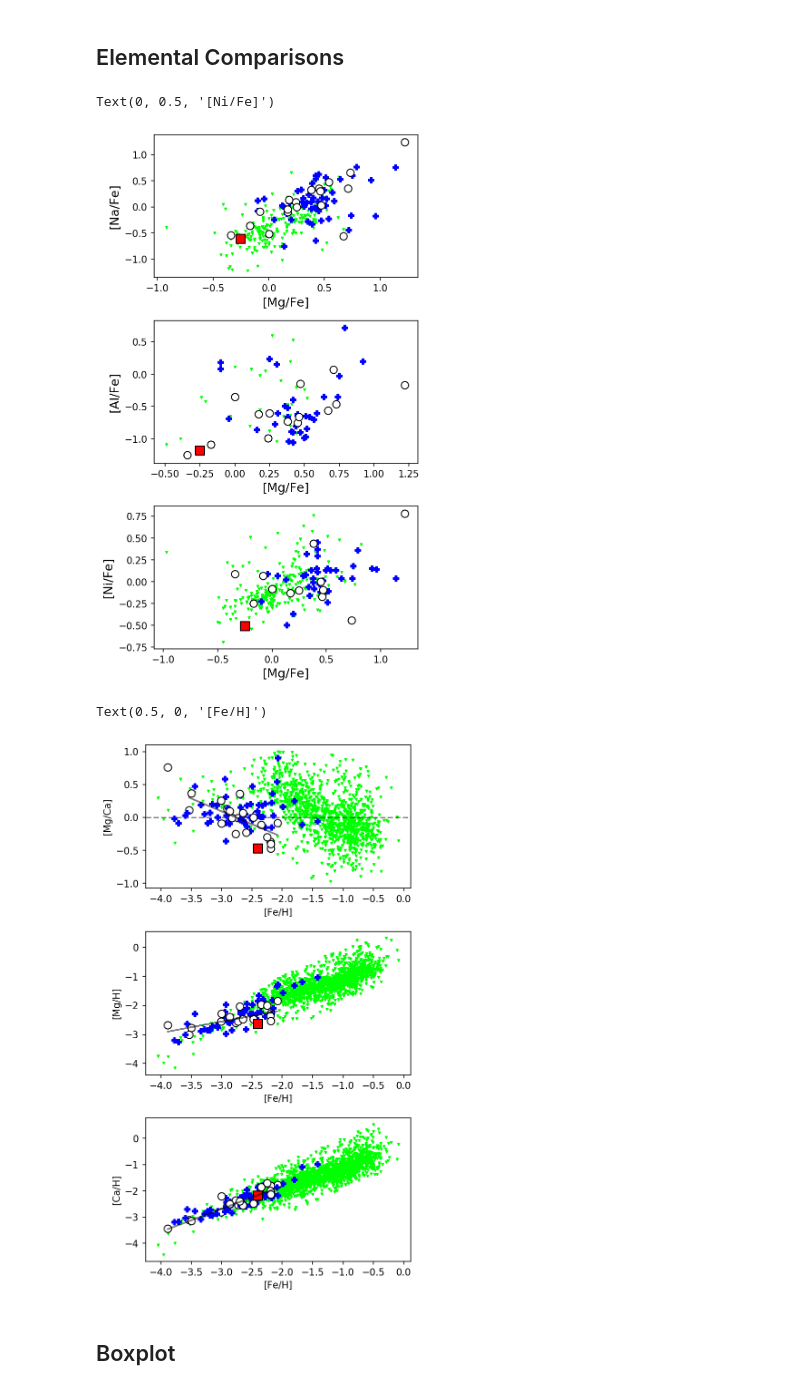
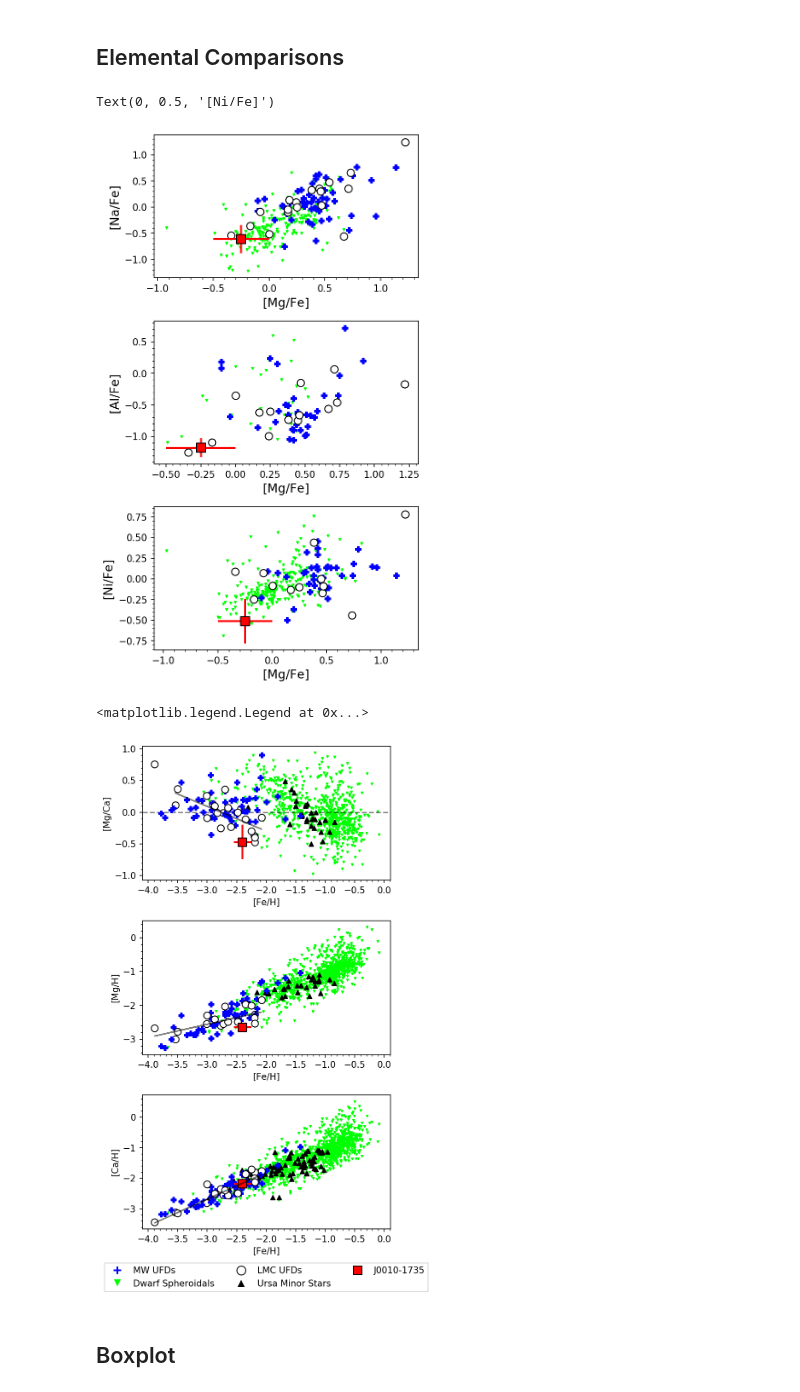
Before and after one commit to zoehackshaw/J0010-1735, a Jupyter notebook: j00101735_final_calculations.ipynb, the cells around one changed output. Saved outputs shown, nothing was run; the diff lists cells and outputs as text; code cells hidden in the pictures.

```diff
--- a/j00101735_final_calculations.ipynb
+++ b/j00101735_final_calculations.ipynb
@@ -1946,6 +2074,14 @@ fig, axs = plt.subplots(3, 1, figsize=(5,10),dpi=150,
                         gridspec_kw={'hspace': 0.3, 'wspace': 0.2})
 
 (ax1,ax2,ax3) = axs
+
+fe_err= 0.15
+cah_err= 0.17
+mgh_err= 0.1
+na_err= fe_err + 0.12
+mg_err= fe_err + mgh_err
+al_err= fe_err + 0
+ni_err= fe_err + 0.12
 
 #Na vs Mg
 nadata = np.genfromtxt("natableExport.csv", delimiter=",", names=["a", "b","c","d","e","f"])
@@ -2047,6 +2183,9 @@ ax1.scatter(data['b'], data['c'], color='lime',s=5,marker='v',zorder=0)
 mghe=-0.25
 nahe=-0.61
 ax1.scatter(mghe,nahe, color='red', marker='s',s=100,edgecolors='black',zorder=2)
+ax1.errorbar(mghe, nahe, yerr=na_err,xerr=mg_err,elinewidth=lw, color='red',zorder=1)
+ax1.xaxis.set_minor_locator(AutoMinorLocator())
+ax1.yaxis.set_minor_locator(AutoMinorLocator())
 
 #Al vs Mg
 booiix =[-2.86,-2.63,-2.92]
@@ -2094,6 +2233,7 @@ segiix=[-2.9]
 segiiy=[-0.6]
 ax2.scatter(mgsegiiy,segiiy,  color='b',marker='P')
 ax2.scatter(mghe,-1.18, color='red', marker='s',s=100,edgecolors='black',zorder=2)
+ax2.errorbar(mghe, -1.18, yerr=al_err,xerr=mg_err,elinewidth=lw, color='red',zorder=1)
 retx=[-2.91,-2.08,-3.01]
 rety=[-0.75,-0.99,-0.66]
 aretx=[-2.91,-2.08,-3.01]
@@ -2107,6 +2247,8 @@ ax2.scatter(mgcariiy,cariiy,color='white',s=60, edgecolors='black')
 ax2.scatter(mgcariiiy,cariiiy,color='white',s=60, edgecolors='black')
 data = np.genfromtxt("almg_dsphs.csv", delimiter=",", names=["a", "b","c"])
 ax2.scatter(data['b'], data['c'], color='lime',s=5,marker='v',zorder=0)
+ax2.xaxis.set_minor_locator(AutoMinorLocator())
+ax2.yaxis.set_minor_locator(AutoMinorLocator())
 
 #Ni vs Mg
 herx=[-2.07,-2.09,-2.28]
@@ -2174,6 +2316,9 @@ ax3.scatter(mgcariiiy,cariiiy,color='white',s=60, edgecolors='black')
 data = np.genfromtxt("nimg_dsphs.csv", delimiter=",", names=["a", "b","c"])
 ax3.scatter(data['b'], data['c'], color='lime',s=5,marker='v',zorder=0)
 ax3.scatter(mghe,-0.51, color='red', marker='s',s=100,edgecolors='black',zorder=2)
+ax3.errorbar(mghe, -0.51, yerr=ni_err,xerr=mg_err,elinewidth=lw, color='red',zorder=1)
+ax3.xaxis.set_minor_locator(AutoMinorLocator())
+ax3.yaxis.set_minor_locator(AutoMinorLocator())
 
 ax1.set_xlabel('[Mg/Fe]',fontsize=13)
 ax1.set_ylabel('[Na/Fe]',fontsize=13)
@@ -2183,7 +2328,7 @@ ax3.set_xlabel('[Mg/Fe]',fontsize=13)
 ax3.set_ylabel('[Ni/Fe]',fontsize=13)
 # %% [output]
 Text(0, 0.5, '[Ni/Fe]')
-[figure, old version]
+[figure, new version]
 # %%
 #Mg vs Ca Comparisons
 fig, axs = plt.subplots(3, 1, figsize=(5,10),dpi=150,
@@ -2274,14 +2419,18 @@ ax1.plot(fitlinex, y,'black',alpha=0.5)
 
 cahe=0.22
 mgcahe=np.subtract(mghe,cahe)
-ax1.scatter(-2.4,mgcahe, color='red', marker='s',s=100,edgecolors='black',zorder=2)
+ax1.scatter(-2.4,mgcahe, color='red', marker='s',s=85,edgecolors='black',zorder=2)
+ax1.errorbar(-2.4, mgcahe, yerr=cah_err+mgh_err,xerr=fe_err,elinewidth=lw, color='red',zorder=1)
 
 data = np.genfromtxt("mgca_fe_dsphs.csv", delimiter=",", names=["a", "b","c"])
-ax1.scatter(data['b'], data['c'], color='lime',s=5,marker='v',zorder=0)
+ax1.scatter(data['b'][1:1148], data['c'][1:1148], color='lime',s=5,marker='v',zorder=0)
+ax1.scatter(data['b'][1149:1221], data['c'][1149:1221], color='black',s=25,marker='^',zorder=0)
 
 ax1.axhline(y=0, color='black',linestyle='--',alpha=0.5,zorder=0)
 ax1.set_ylabel('[Mg/Ca]',fontsize=10)
 ax1.set_xlabel('[Fe/H]',fontsize=10)
+ax1.xaxis.set_minor_locator(AutoMinorLocator())
+ax1.yaxis.set_minor_locator(AutoMinorLocator())
 
 #Mg/H vs Fe/H
 mghhor=np.add(mghorx,mghory)
@@ -2323,12 +2472,16 @@ y= [i *m +b for i in fitlinex]
 ax2.plot(fitlinex, y,'black',alpha=0.5)
 
 data = np.genfromtxt("mgh_dsphs.csv", delimiter=",", names=["a", "b","c"])
-ax2.scatter(data['b'], data['c'], color='lime',s=5,marker='v',zorder=0)
+ax2.scatter(data['b'][1:1504], data['c'][1:1504], color='lime',s=5,marker='v',zorder=0)
+ax2.scatter(data['b'][1505:1588], data['c'][1505:1588], color='black',s=25,marker='^',zorder=0)
 
 mghhe=-0.25+-2.4
-ax2.scatter(-2.4,mghhe, color='red', marker='s',s=100,edgecolors='black',zorder=2)
+ax2.scatter(-2.4,mghhe, color='red', marker='s',s=85,edgecolors='black',zorder=2)
+ax2.errorbar(-2.4, mghhe, yerr=mgh_err,xerr=fe_err,elinewidth=lw, color='red',zorder=1)
 ax2.set_ylabel('[Mg/H]')
 ax2.set_xlabel('[Fe/H]')
+ax2.xaxis.set_minor_locator(AutoMinorLocator())
+ax2.yaxis.set_minor_locator(AutoMinorLocator())
 
 #Ca/H vs Fe/H
 cahhor=np.add(cahorx,cahory)
@@ -2349,37 +2502,55 @@ cahleo=np.add(caleox,caleoy)
 ax3.scatter(caleox,cahleo,color='b',marker='P')
 cahcvn=np.add(cacvnix,cacvniy)
 ax3.scatter(cacvnix,cahcvn,color='b',marker='P')
 cahgrus=np.add(cagrusx,cagrusy)
 ax3.scatter(cagrusx,cahgrus, color='b',marker='P')
 cahtuciii=np.add(catuciiix,catuciiiy)
 ax3.scatter(catuciiix,cahtuciii, color='b',marker='P')
 cahtucii=np.add(catuciix,catuciiy)
 ax3.scatter(catuciix,cahtucii, color='b',marker='P')
 cahsegi=np.add(casegix,casegiy)
 ax3.scatter(casegix,cahsegi,color='b',marker='P')
 cahsegii=np.add(casegiix,casegiiy)
 ax3.scatter(casegiix,cahsegii, color='b',marker='P')
 cahcarii=np.add(cacariix,cacariiy)
 ax3.scatter(cacariix,cahcarii,color='white',s=60, edgecolors='black')
 cahcariii=np.add(cacariiix,cacariiiy)
 ax3.scatter(cacariiix,cahcariii,color='white',s=60, edgecolors='black')
 
 fitlinex= cacariix + cacariiix + caretx + cahorx
 fitliney= [-2. ,  -2.13, -1.86, -2.2,  -3.14, -2.55, -2.5,  -2.39, -2.48,-3.43, -1.7,-2.59, -2.35, -1.76, -2.81, -2.54, -1.8,  -3.11,-2.5,  -2.6,  -2.85]
 m, b = np.polyfit(fitlinex, fitliney, 1)
 y= [i *m +b for i in fitlinex]
 ax3.plot(fitlinex, y,'black',alpha=0.5)
 
 data = np.genfromtxt("cah_dsphs.csv", delimiter=",", names=["a", "b","c"])
-ax3.scatter(data['b'], data['c'], color='lime',s=5,marker='v',zorder=0)
+ax3.scatter(data['b'][1:1915], data['c'][1:1915], color='lime',s=5,marker='v',zorder=0)
+ax3.scatter(data['b'][1916:2055], data['c'][1916:2055], color='black',s=25,marker='^',zorder=0)
 
 cahhe=0.22+-2.4
-ax3.scatter(-2.4,cahhe, color='red', marker='s',s=100,edgecolors='black',zorder=2)
+ax3.scatter(-2.4,cahhe, color='red', marker='s',s=85,edgecolors='black',zorder=2)
+ax3.errorbar(-2.4, cahhe, yerr=cah_err,xerr=fe_err,elinewidth=lw, color='red',zorder=1)
 ax3.set_ylabel('[Ca/H]')
 ax3.set_xlabel('[Fe/H]')
+ax3.xaxis.set_minor_locator(AutoMinorLocator())
+ax3.yaxis.set_minor_locator(AutoMinorLocator())
+
+legend_elements = [Line2D([0], [0], marker='P', color='w', label='MW UFDs',
+                          markerfacecolor='b', markersize=10),
+                  Line2D([0], [0], marker='v', color='w', label='Dwarf Spheroidals',
+                          markerfacecolor='lime', markersize=10),
+                  Line2D([0], [0], marker='o', color='w', label='LMC UFDs',
+                          markerfacecolor='w',mec='black', markersize=10),
+                  Line2D([0], [0], marker='^', color='w', label='Ursa Minor Stars',
+                          markerfacecolor='black', markersize=10),
+                  Line2D([0], [0], marker='s', color='w',mec='black',label='J0010-1735',
+                          markerfacecolor='red',markersize=10)]
+
+ax3.legend(handles = legend_elements ,prop={"size":10}, loc='lower center',
+             bbox_to_anchor=(0.5, -0.5),fancybox=False, shadow=False, ncol=3)
 # %% [output]
-Text(0.5, 0, '[Fe/H]')
+<matplotlib.legend.Legend at 0x...>
-[figure, old version]
+[figure, new version]
 # %% [markdown]
 ## Boxplot
 # %%
```
Also changed, not shown: parts of 7 cells of this notebook.
